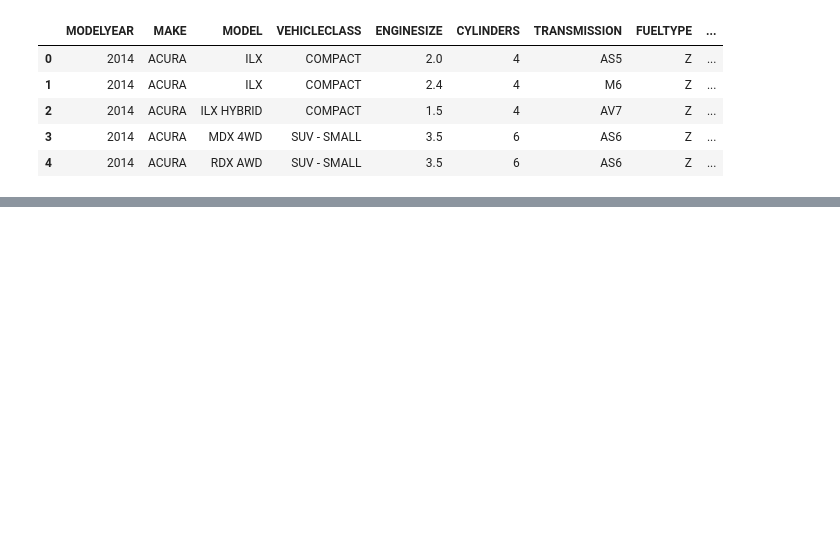
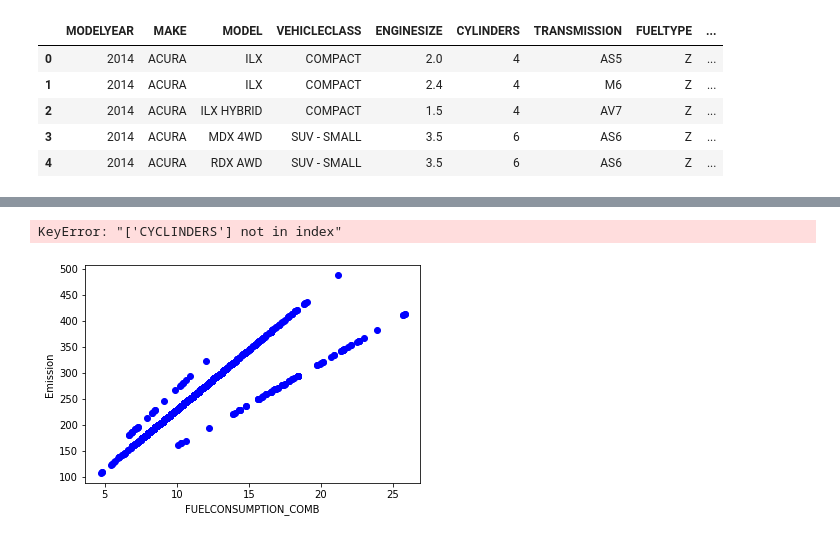
Before and after one commit to sharon254/Simple-Linear-Regression-, a Jupyter notebook: Linear Regression FuelConsumptionCo2.ipynb, the cells around one changed output, grey strips where cells are left out. Cells and saved outputs as stored; diff of their text form; code cells hidden in the pictures; blank space fills up the shorter version.

```diff
--- a/Linear Regression FuelConsumptionCo2.ipynb
+++ b/Linear Regression FuelConsumptionCo2.ipynb
@@ -15,3 +15,6 @@ df.head()
 | 2 | 2014 | ACURA | ILX HYBRID | COMPACT | 1.5 | 4 | AV7 | Z | ... |
 | 3 | 2014 | ACURA | MDX 4WD | SUV - SMALL | 3.5 | 6 | AS6 | Z | ... |
 | 4 | 2014 | ACURA | RDX AWD | SUV - SMALL | 3.5 | 6 | AS6 | Z | ... |
+# %%
+cdf = df[['ENGINESIZE',  'FUELCONSUMPTION_COMB','CO2EMISSIONS', 'CYCLINDERS']]
+cdf.head(9)
@@ -17,0 +34,13 @@ df.head()
+# %%
+viz = cdf[['ENGINESIZE',  'FUELCONSUMPTION_COMB','CO2EMISSIONS', 'CYCLINDERS']]
+viz.hist()
+plt.show()
+# %% [output]
+KeyError: "['CYCLINDERS'] not in index"
+# %%
+plt.scatter(cdf.FUELCONSUMPTION_COMB, cdf.CO2EMISSIONS, color= 'blue')
+plt.xlabel('FUELCONSUMPTION_COMB')
+plt.ylabel('Emission')
+plt.show()
+# %% [output]
+[figure, added]
```
Also changed, not shown: parts of 7 cells of this notebook.
